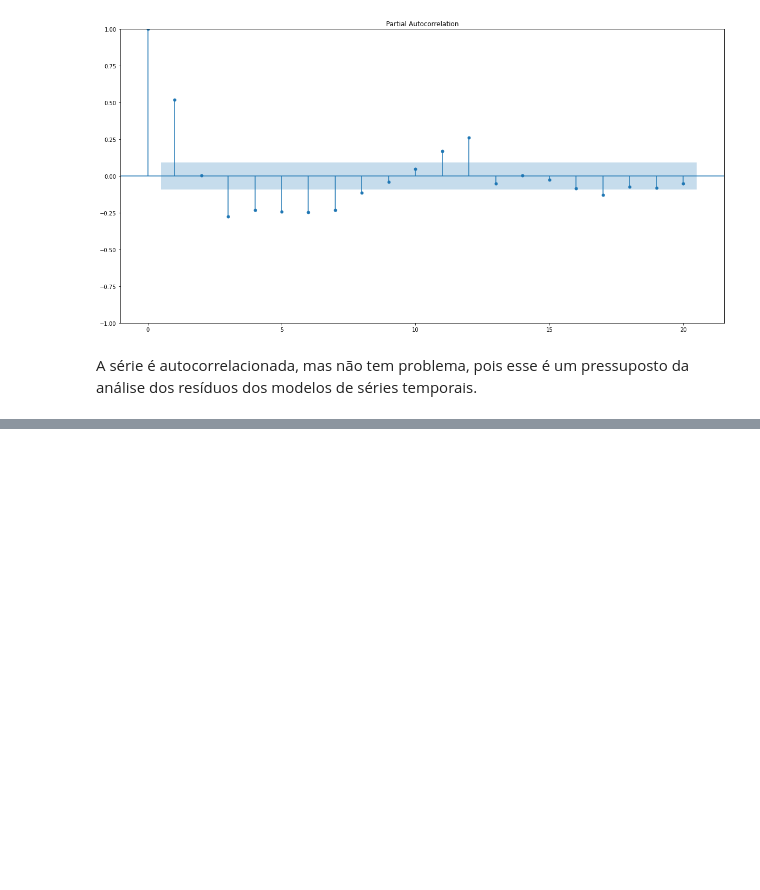
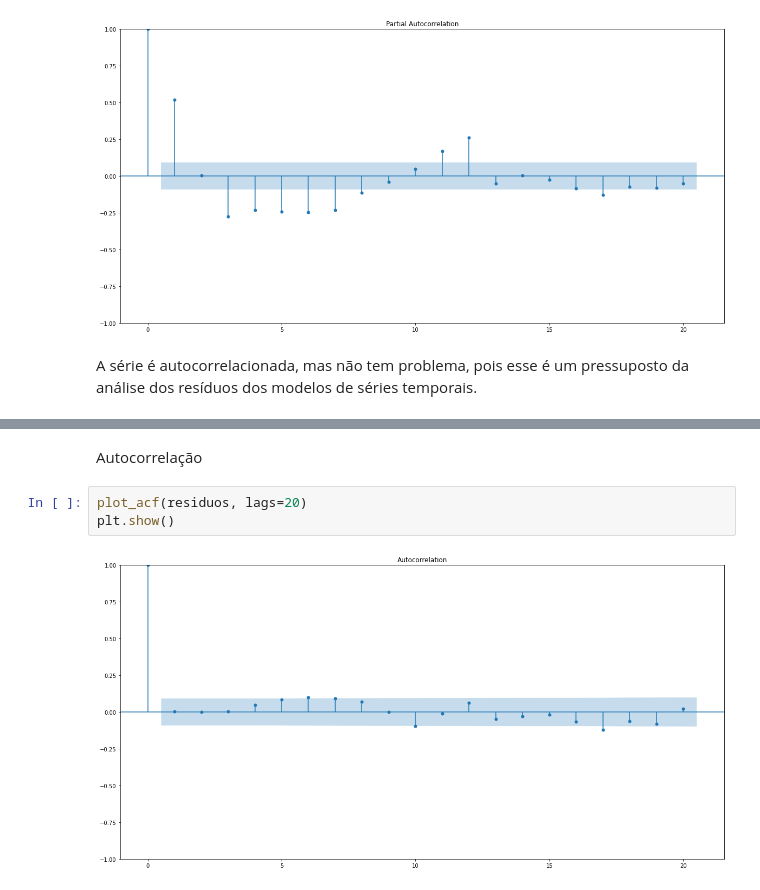
Before and after one commit to maria-raquel/series_temporais, a Jupyter notebook: ESSE.ipynb, the cells around one changed output, grey strips where cells are left out. Cells and saved outputs as stored; diff of their text form; blank space fills up the shorter version.

```diff
--- a/ESSE.ipynb
+++ b/ESSE.ipynb
@@ -286,0 +345,7 @@ A série é autocorrelacionada, mas não tem problema, pois esse é um pressupos
+# %% [markdown]
+Autocorrelação
+# %%
+plot_acf(residuos, lags=20)
+plt.show()
+# %% [output]
+[figure, added]
```
Also changed, not shown: parts of 15 cells of this notebook.
